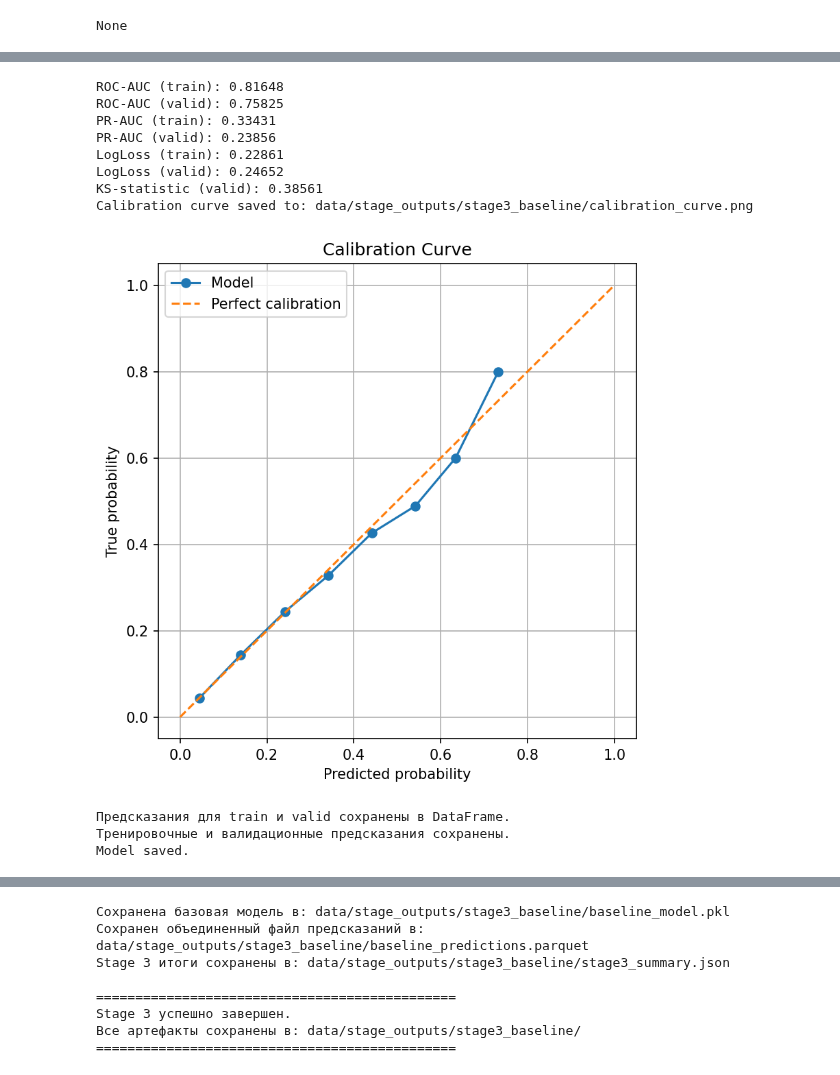
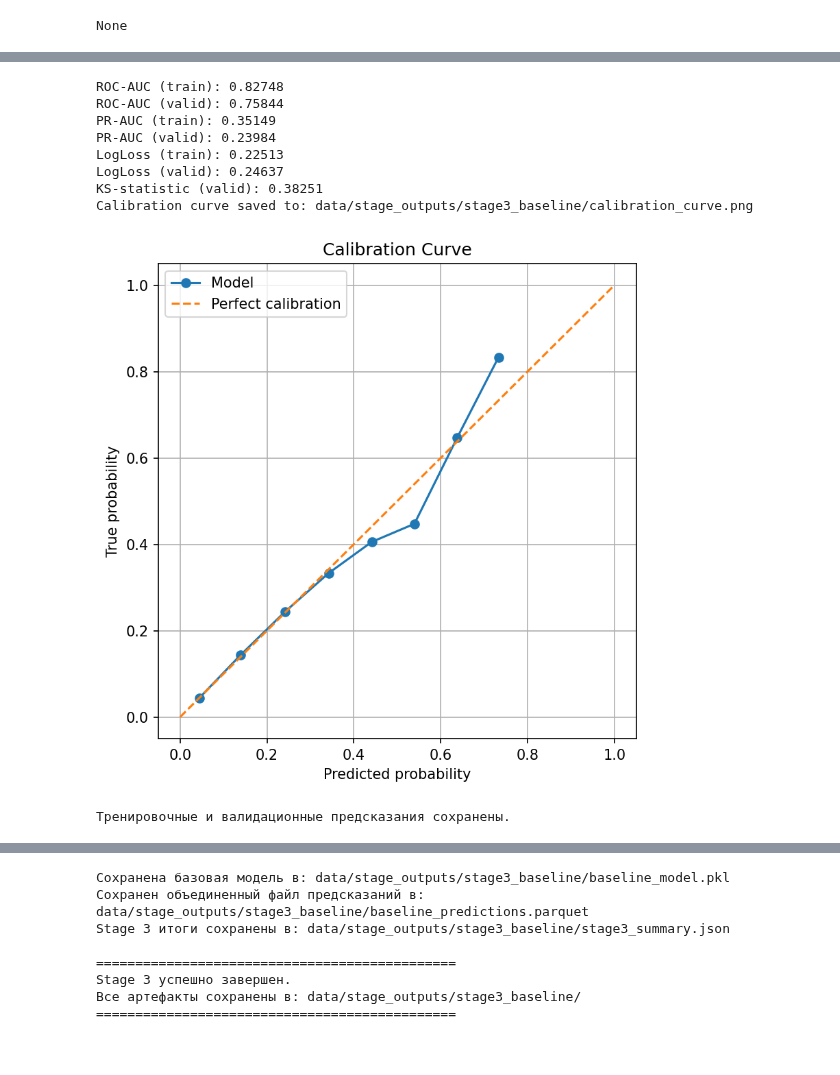
Before and after one commit to Kashutin1961/Diploma_Project, a Jupyter notebook: diploma_project.ipynb, the cells around one changed output, grey strips where cells are left out. Drawn from its saved outputs; the diff is of its cells as text; code cells hidden in the pictures.

```diff
--- a/diploma_project.ipynb
+++ b/diploma_project.ipynb
@@ -1696,8 +1772,15 @@ for name, df in dfs.items():
 dfs_cleaned = dataset_reduction(dfs_cleaned, sample_frac=0.1)
 run_full_eda(dfs_cleaned, eda_config)
 # %%
+# ---------------------------------------------------------
+# Stage 1 — Step 8.3: Функция для уменьшения размера датасетов для ускорения экспериментов, которая будет
+# принимать словарь очищенных DataFrame (dfs_cleaned) и возвращать новый словарь с уменьшенными DataFrame,
+# выбирая случайную долю строк.
+# ---------------------------------------------------------
+
 def dataset_reduction(dfs_cleaned, sample_frac=1.0, random_state=42):
     """
+    Stage 1 — Step 8.3: Уменьшение размера датасетов для ускорения экспериментов.
     Уменьшает размер каждого датафрейма в dfs_cleaned,
     выбирая случайную долю строк (sample_frac).
 
@@ -3325,12 +3410,12 @@ with open(os.path.join(stage2_output_path, "removed_features_flat.json"), "w", e
 - Подготовка данных для Stage 4 (Feature Engineering / Hyperparameter Tuning)
 # %%
 # ---------------------------------------------------------
-# Stage 3 единый загрузчик входных данных (memory-first, disk fallback)
+# Stage 3 - Step 1: Загрузка входных данных (memory-first, disk fallback)
 # ---------------------------------------------------------
 
 
 # ---------------------------------------------------------
-# Stage 3 unified loader (memory-first, disk fallback)
+# Stage 3 Единый загрузчик (memory-first, disk fallback)
 # ---------------------------------------------------------
 
 def load_stage3_inputs(modeling_df=None, promising_features=None):
@@ -3348,7 +3433,6 @@ def load_stage3_inputs(modeling_df=None, promising_features=None):
 
     # ---------------------------------------------------------
     # Загружаем конфигурацию проекта
-    # Load project configuration
     # ---------------------------------------------------------
     with open("project_structure_config.json", "r", encoding="utf-8") as f:
         config = json.load(f)
@@ -3356,20 +3440,20 @@ def load_stage3_inputs(modeling_df=None, promising_features=None):
     stage2_path = config["stages"]["stage2"]["output_path"]
 
     # ---------------------------------------------------------
-    # 1. MODELING TABLE
+    # 1. Таблица моделирования
     # ---------------------------------------------------------
     if modeling_df is not None:
         print("Таблица моделирования уже в памяти — используем существующий объект.")
     else:
         modeling_path = os.path.join(stage2_path, "modeling_table.parquet")
         if not os.path.exists(modeling_path):
-            raise FileNotFoundError(f"Modeling table not found: {modeling_path}")
+            raise FileNotFoundError(f"Таблица моделирования не найдена: {modeling_path}")
 
         print(f"Загружаем таблицу моделирования из: {modeling_path}")
         modeling_df = pd.read_parquet(modeling_path)
 
     # ---------------------------------------------------------
-    # 2. PROMISING FEATURES
+    # 2. Перспективные признаки
     # ---------------------------------------------------------
     if promising_features is not None:
         print("Перспективные признаки уже в памяти — используем существующий объект.")
@@ -3384,14 +3468,12 @@ def load_stage3_inputs(modeling_df=None, promising_features=None):
 
     # ---------------------------------------------------------
     # 3. Валидация TARGET
-    # Validate TARGET
     # ---------------------------------------------------------
     if "TARGET" not in modeling_df.columns:
         raise ValueError("Столбец TARGET отсутствует в таблице моделирования.")
 
     # ---------------------------------------------------------
     # 4. Валидация отсутствия пропавших признаков
-    # Validate no missing columns
     # ---------------------------------------------------------
     expected_cols = set(promising_features["df_application_train"]) | {"TARGET"}
     actual_cols = set(modeling_df.columns)
@@ -3675,17 +3761,15 @@ Training curves saved to: data/stage_outputs/stage3_baseline/training_curves.png
 - ансамблирования моделей.
 # %%
 # ---------------------------------------------------------
-# Stage 3 — Оценка модели (ROC-AUC, PR-AUC, LogLoss, KS)
+# Stage 3 — Step 4: Оценка модели (ROC-AUC, PR-AUC, LogLoss, KS)
 # ---------------------------------------------------------
 
-
 # ---------------------------------------------------------
-# 01 Получение предсказаний
+# 01 Получение предсказаний (используем predict_proba)
 # ---------------------------------------------------------
 
-# LightGBM возвращает вероятности класса 1
-y_train_pred = model.predict(X_train, num_iteration=model.best_iteration)
-y_valid_pred = model.predict(X_valid, num_iteration=model.best_iteration)
+y_train_pred = model.predict_proba(X_train, num_iteration=model.best_iteration_)[:, 1]
+y_valid_pred = model.predict_proba(X_valid, num_iteration=model.best_iteration_)[:, 1]
 
 # ---------------------------------------------------------
 # 02 ROC-AUC
@@ -3720,7 +3804,6 @@ print(f"LogLoss (valid): {logloss_valid:.5f}")
 # ---------------------------------------------------------
 # 05 KS-Statistic
 # ---------------------------------------------------------
-# KS = max|TPR - FPR|
 
 fpr, tpr, thresholds = roc_curve(y_valid, y_valid_pred)
 ks_stat = np.max(tpr - fpr)
@@ -3728,8 +3811,9 @@ ks_stat = np.max(tpr - fpr)
 print(f"KS-statistic (valid): {ks_stat:.5f}")
 
 # ---------------------------------------------------------
-# 06 Кривая калибровки (опционально, для оценки качества вероятностных предсказаний)
+# 06 Кривая калибровки
 # ---------------------------------------------------------
+
 prob_true, prob_pred = calibration_curve(y_valid, y_valid_pred, n_bins=10)
 
 plt.figure(figsize=(6, 6))
@@ -3741,9 +3825,6 @@ plt.ylabel("True probability")
 plt.legend()
 plt.grid(True)
 
-# ---------------------------------------------------------
-# Сохранение кривой калибровки в динамический путь Stage 3
-# ---------------------------------------------------------
 calibration_curve_path = os.path.join(stage3_path, "calibration_curve.png")
 plt.savefig(calibration_curve_path, dpi=200, bbox_inches="tight")
 print(f"Calibration curve saved to: {calibration_curve_path}")
@@ -3752,53 +3833,40 @@ plt.show()
 
 # ---------------------------------------------------------
 # 07 Сохранение предсказаний
 # ---------------------------------------------------------
 
 train_predictions = pd.DataFrame({
     "SK_ID_CURR": X_train["SK_ID_CURR"],
     "TARGET": y_train,
     "PRED_PROB": y_train_pred
 })
 
 valid_predictions = pd.DataFrame({
     "SK_ID_CURR": X_valid["SK_ID_CURR"],
     "TARGET": y_valid,
     "PRED_PROB": y_valid_pred
 })
 
-print("Предсказания для train и valid сохранены в DataFrame.")
-
-# ---------------------------------------------------------
-# Сохранение предсказаний в Parquet в динамический путь Stage 3
-# ---------------------------------------------------------
 train_predictions.to_parquet(
     os.path.join(stage3_path, "train_predictions.parquet"),
     index=False
 )
 
 valid_predictions.to_parquet(
     os.path.join(stage3_path, "valid_predictions.parquet"),
     index=False
 )
 
 print("Тренировочные и валидационные предсказания сохранены.")
-
-# ---------------------------------------------------------
-# 08 Сохранение модели LightGBM
-# ---------------------------------------------------------
-model.save_model(os.path.join(stage3_path, "lightgbm_baseline.txt"))
-print("Model saved.")
 # %% [output]
-ROC-AUC (train): 0.81648
-ROC-AUC (valid): 0.75825
-PR-AUC (train): 0.33431
-PR-AUC (valid): 0.23856
-LogLoss (train): 0.22861
-LogLoss (valid): 0.24652
-KS-statistic (valid): 0.38561
+ROC-AUC (train): 0.82748
+ROC-AUC (valid): 0.75844
+PR-AUC (train): 0.35149
+PR-AUC (valid): 0.23984
+LogLoss (train): 0.22513
+LogLoss (valid): 0.24637
+KS-statistic (valid): 0.38251
 Calibration curve saved to: data/stage_outputs/stage3_baseline/calibration_curve.png
-[figure, old version]
+[figure, new version]
-Предсказания для train и valid сохранены в DataFrame.
 Тренировочные и валидационные предсказания сохранены.
-Model saved.
 # %% [markdown]
```
Also changed, not shown: parts of 98 cells of this notebook, 2 other files.
